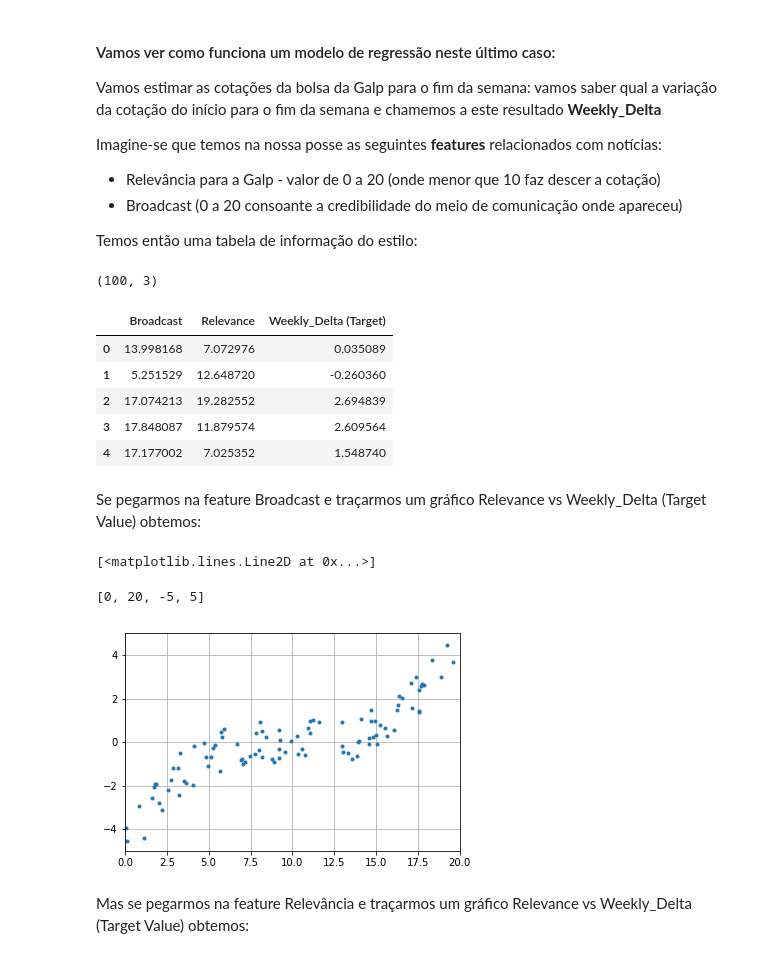
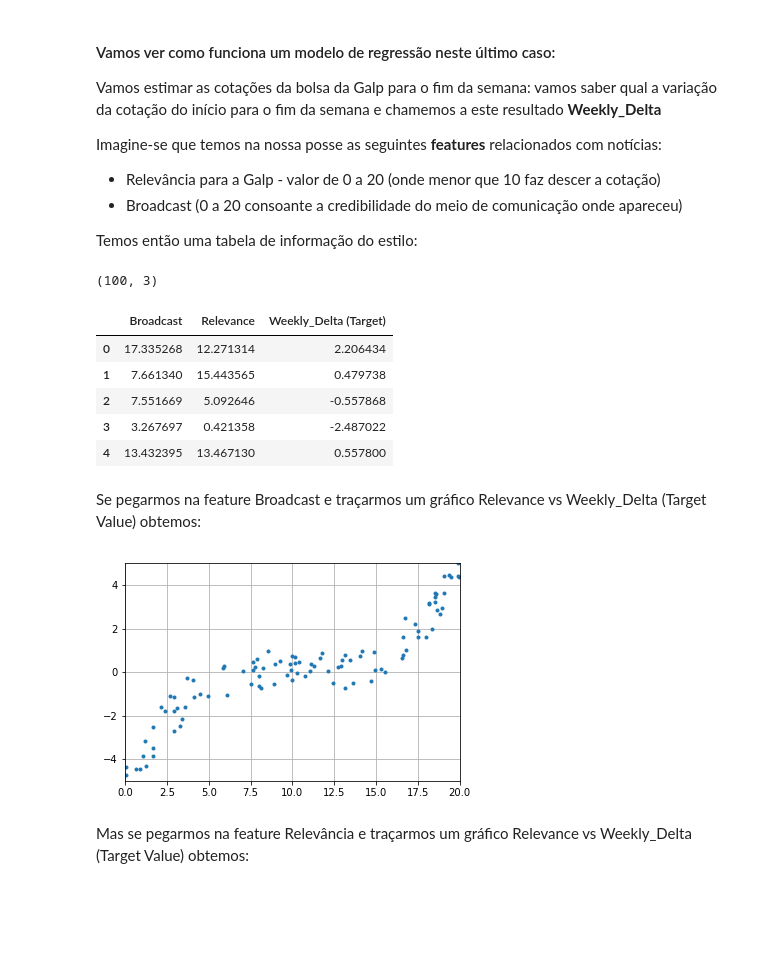
Before and after one commit to nunobbras/SAD, a Jupyter notebook: Aula_3.ipynb, the cells around one changed output. Saved outputs shown, nothing was run; the diff lists cells and outputs as text; code cells hidden in the pictures; blank space fills up the shorter version.

```diff
--- a/Aula_3.ipynb
+++ b/Aula_3.ipynb
@@ -141,21 +136,30 @@ broadcast = np.random.rand(n,1)*20
 # %%
-datanp = np.concatenate((relev,
+# Contruindo um data set, ou seja, inventando dados
+import datetime
+
+relev = np.random.rand(n,1)*20
+broadcast = np.random.rand(n,1)*20
+# há 1 ano atras
+timestamps = np.array(range(n))*3600*24+(datetime.datetime.now().timestamp()-3600*24*365*1)
+dates = np.array([datetime.datetime.fromtimestamp(ts).strftime('%Y-%m-%d') for ts in timestamps]).reshape(-1,1)
+datanp = np.concatenate((
+                         relev,
                          broadcast,
-                         (((relev-10)**3+np.random.rand(n,1)-0.5)*.005)+((broadcast-10)*5+np.random.rand(n,1)-0.5)*0.02), axis=1)
+                         (((relev-10)**3+np.random.rand(n,1)-0.5)*.005)+((broadcast-10)*5+np.random.rand(n,1)-0.5)*0.02,
+                         ), axis=1)
+
 
 print(datanp.shape)
-my_data = pd.DataFrame(datanp, columns= ["Broadcast","Relevance", "Weekly_Delta (Target)"])
+my_data = pd.DataFrame(datanp, columns= ["Broadcast","Relevance", "Weekly_Delta (Target)", ])
+my_data.head()
 # %% [output]
 (100, 3)
+|  | Broadcast | Relevance | Weekly_Delta (Target) |
+| 0 | 17.335268 | 12.271314 | 2.206434 |
+| 1 | 7.661340 | 15.443565 | 0.479738 |
+| 2 | 7.551669 | 5.092646 | -0.557868 |
+| 3 | 3.267697 | 0.421358 | -2.487022 |
+| 4 | 13.432395 | 13.467130 | 0.557800 |
-# %%
-my_data.head()
-# %% [output]
-|  | Broadcast | Relevance | Weekly_Delta (Target) |
-| 0 | 13.998168 | 7.072976 | 0.035089 |
-| 1 | 5.251529 | 12.648720 | -0.260360 |
-| 2 | 17.074213 | 19.282552 | 2.694839 |
-| 3 | 17.848087 | 11.879574 | 2.609564 |
-| 4 | 17.177002 | 7.025352 | 1.548740 |
 # %% [markdown]
 Se pegarmos na feature Broadcast e traçarmos um gráfico Relevance vs Weekly_Delta (Target Value) obtemos:
 # %%
@@ -164,9 +168,7 @@ plt.grid()
 plt.axis([0, 20, -5, 5])
 plt.show()
 # %% [output]
-[<matplotlib.lines.Line2D at 0x...>]
-[0, 20, -5, 5]
-[figure, old version]
+[figure, new version]
 # %% [markdown]
 Mas se pegarmos na feature Relevância e traçarmos um gráfico Relevance vs Weekly_Delta (Target Value) obtemos:
 # %%
```
Also changed, not shown: parts of 13 cells of this notebook, 3 other files.
